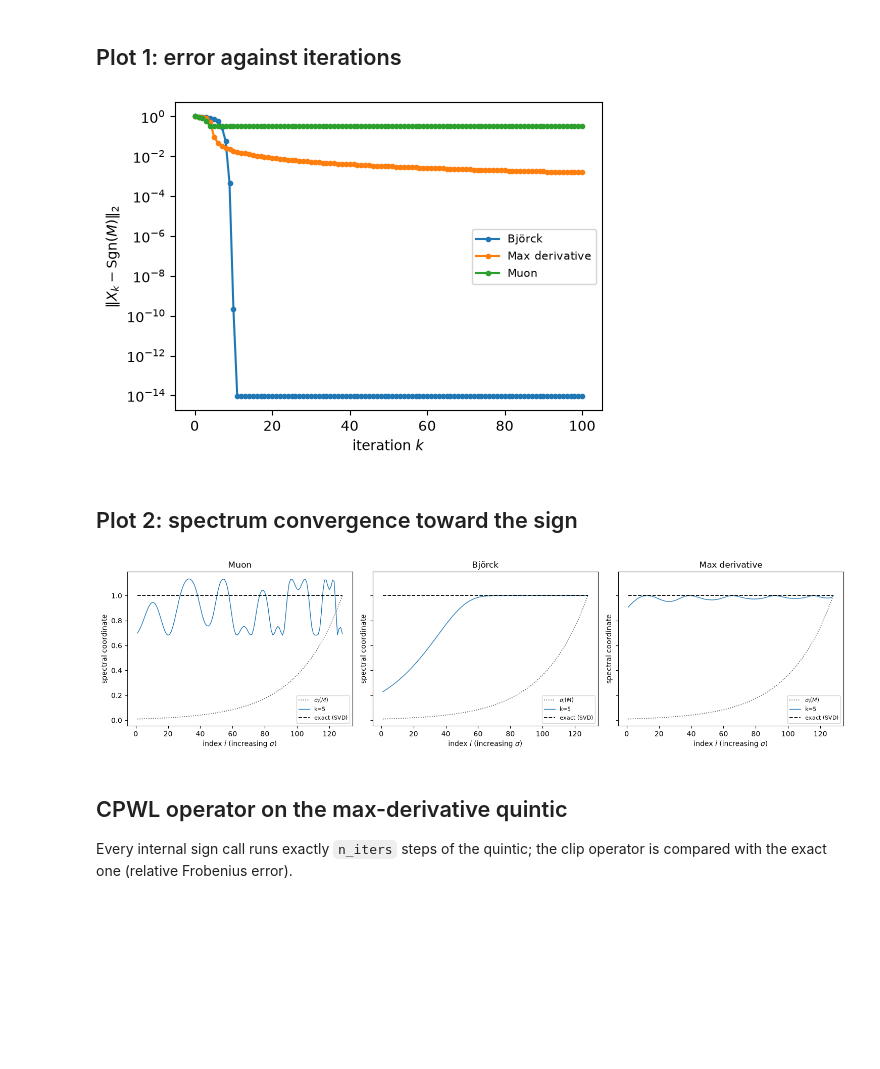
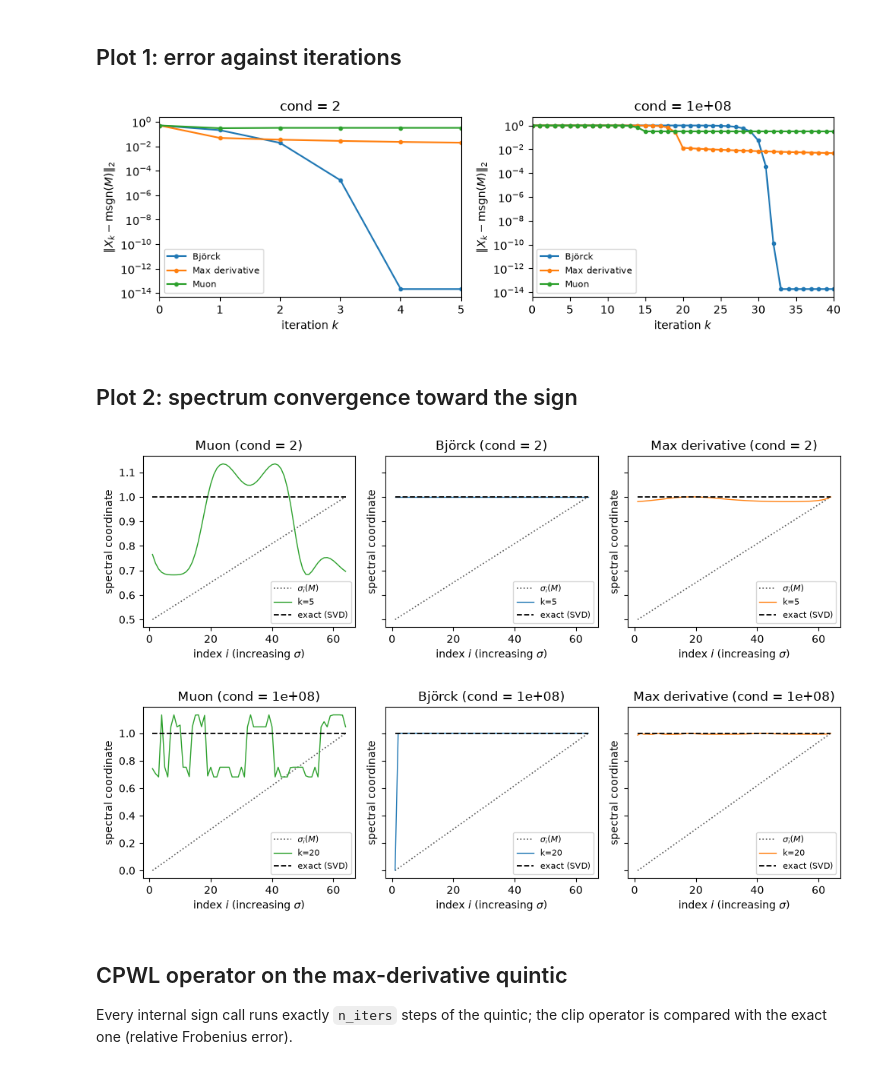
Before and after one commit to ElRiccio/code_stageM2, a Jupyter notebook: notebooks/exp9_polynomial_comparison.ipynb, the cells around one changed output. Cells and saved outputs as stored; diff of their text form; code cells hidden in the pictures; blank space fills up the shorter version.

```diff
--- a/notebooks/exp9_polynomial_comparison.ipynb
+++ b/notebooks/exp9_polynomial_comparison.ipynb
@@ -15,41 +15,62 @@ from experiments.polynomial_comparison import PolynomialComparisonConfig, run_po
 %matplotlib inline
 # %%
 cfg = PolynomialComparisonConfig(
-    m=128, n=128, rank=None, cond=1e2, sigma_max=1.0,
+    m=64, n=64, rank=None, cond=2, sigma_max=1.0, spectrum="linear",
     polynomials=None,   # None = Muon, Björck, max derivative; or {name: ascending coeffs of x, x^3, x^5}
     k_max=100,           # steps
     eps=None,           # freeze the iterate once its error reaches this; None = 10 machine eps
-    dtype=torch.float64, device="cpu", seed=0,
+    dtype=torch.float64, device="cuda", seed=0,
+)
+cfg2 = PolynomialComparisonConfig(
+    m=64, n=64, rank=None, cond=1e8, sigma_max=1.0, spectrum="linear",
+    polynomials=None,   # None = Muon, Björck, max derivative; or {name: ascending coeffs of x, x^3, x^5}
+    k_max=100,           # steps
+    eps=None,           # freeze the iterate once its error reaches this; None = 10 machine eps
+    dtype=torch.float64, device="cuda", seed=0,
 )
 res = run_polynomial_comparison(cfg)
+res2 = run_polynomial_comparison(cfg2)
 # %% [markdown]
 ## Plot 1: error against iterations
 # %%
+import os
+
 names = {name: name for name in res["error"]}
-plots.plot_error_curves(
-    res["error"], labels=names,
-    eps=cfg.eps,           # None = no markers or line
-    show_first_hit=True,   # mark the first step with error <= eps
-    show_eps_line=True,    # horizontal line at eps
-    k_plot=None,           # last step shown (None = all)
-);
+fig, axs = plt.subplots(1, 2, figsize=(9.5, 3.2))
+for ax, c, r, kshow in zip(axs, (cfg, cfg2), (res, res2), (5, 40)):
+    plots.plot_error_curves(
+        r["error"], ax=ax, labels=names,
+        eps=c.eps,             # None = no markers or line
+        show_first_hit=True,   # mark the first step with error <= eps
+        show_eps_line=True,    # horizontal line at eps
+        k_plot=kshow,          # last step shown (None = all)
+    )
+    ax.set_title(f"cond = {c.cond:g}")
+fig.tight_layout()
+os.makedirs("../figures", exist_ok=True)
+fig.savefig(f"../figures/poly_comparison_m{cfg.m}_n{cfg.n}.pdf", bbox_inches="tight")
 # %% [output]
-[figure, old version]
+[figure, new version]
 # %% [markdown]
 ## Plot 2: spectrum convergence toward the sign
 # %%
-fig, axs = plt.subplots(1, len(res["coords"]), figsize=(5 * len(res["coords"]), 4), sharey=True)
-for ax, (name, coords) in zip(axs, res["coords"].items()):
-    plots.plot_spectrum(
-        res["sigma"], res["target"], coords, ax=ax,
-        ks=[5],            # step counts to draw (None = all, up to cfg.k_max)
-        xaxis="index",     # "sigma" (values) or "index" (rank order)
-        labels=None,       # legend text per k; None = "k=..."
-    )
-    ax.set_title(name)
-fig.tight_layout()
+poly_colors = {"Muon": "tab:green", "Björck": "tab:blue", "Max derivative": "tab:orange"}
+for c, r, k in [(cfg, res, 5), (cfg2, res2, 20)]:
+    fig, axs = plt.subplots(1, len(r["coords"]), figsize=(10, 3.2), sharey=True)
+    for ax, (name, coords) in zip(axs, r["coords"].items()):
+        plots.plot_spectrum(
+            r["sigma"], r["target"], coords, ax=ax,
+            ks=[k],             # step counts to draw (None = all, up to cfg.k_max)
+            xaxis="index",     # "sigma" (values) or "index" (rank order)
+            labels=None,       # legend text per k; None = "k=..."
+            color=poly_colors.get(name),   # None = one color per k
+        )
+        ax.set_title(f"{name} (cond = {c.cond:g})")
+    fig.tight_layout()
+    fig.savefig(f"../figures/poly_spectrum_cond{c.cond:g}_k{k}.pdf", bbox_inches="tight")
 # %% [output]
-[figure, old version]
+[figure, new version]
+[figure, added]
 # %% [markdown]
 ## CPWL operator on the max-derivative quintic
 Every internal sign call runs exactly `n_iters` steps of the quintic; the clip operator is compared with the exact one (relative Frobenius error).
```
Also changed, not shown: parts of 1 cell of this notebook, 21 other files.
